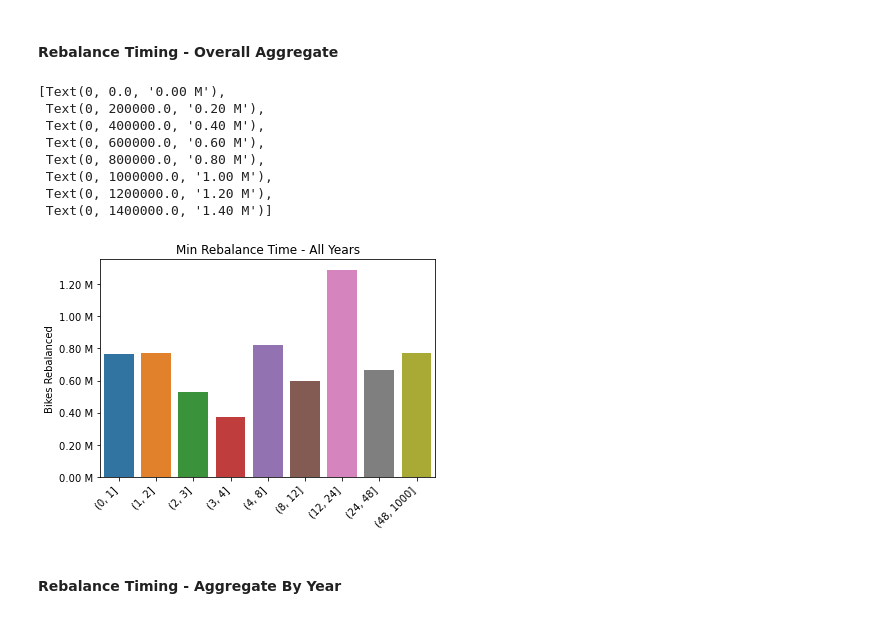
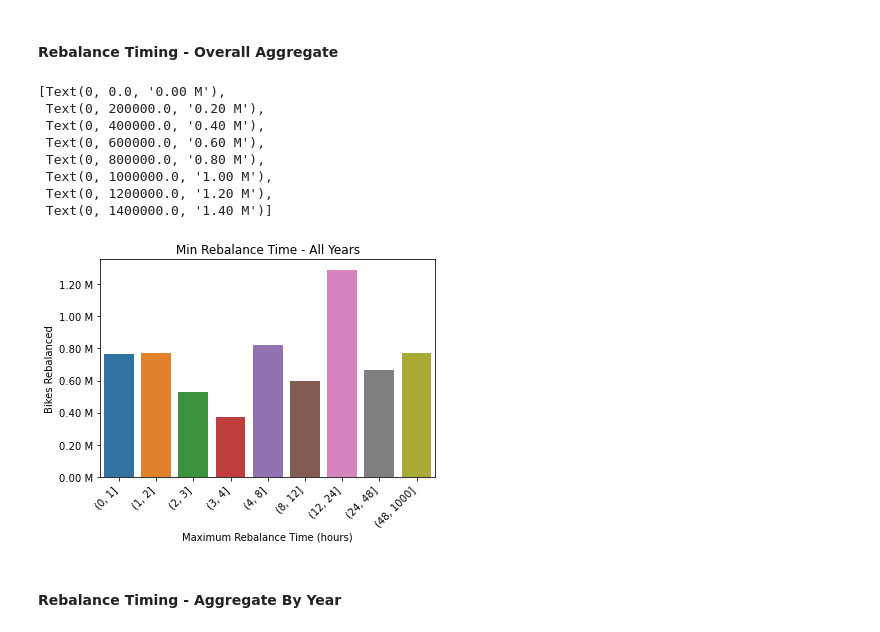
Before and after one commit to rishigoutam/citibike, a Jupyter notebook: eda/rebalance_eda.ipynb, the cells around one changed output. Saved outputs shown, nothing was run; the diff lists cells and outputs as text; code cells hidden in the pictures.

```diff
--- a/eda/rebalance_eda.ipynb
+++ b/eda/rebalance_eda.ipynb
@@ -1284,20 +1152,20 @@ x.set(ylabel="Log Bikes Rebalanced", xlabel="To Boro")
 # %%
 g = rebal.groupby("rebal_time_hr_bin")[["bikeid"]].count().reset_index()
 x = sns.barplot(x=g.rebal_time_hr_bin, y=g.bikeid)
 x.set_xticklabels(x.get_xticklabels(), rotation=45, horizontalalignment="right")
-x.set(title="Min Rebalance Time - All Years", ylabel="Bikes Rebalanced", xlabel="")
+x.set(title="Min Rebalance Time - All Years", ylabel="Bikes Rebalanced", xlabel="Maximum Rebalance Time (hours)")
 ylabels = ["{:,.2f}".format(y) + " M" for y in x.get_yticks() / 1000000]
 x.set_yticklabels(ylabels)
 # %% [output]
 [Text(0, 0.0, '0.00 M'),
  Text(0, 200000.0, '0.20 M'),
  Text(0, 400000.0, '0.40 M'),
  Text(0, 600000.0, '0.60 M'),
  Text(0, 800000.0, '0.80 M'),
  Text(0, 1000000.0, '1.00 M'),
  Text(0, 1200000.0, '1.20 M'),
  Text(0, 1400000.0, '1.40 M')]
-[figure, old version]
+[figure, new version]
 # %% [markdown]
 #### Rebalance Timing - Aggregate By Year
 # %%
```
Also changed, not shown: parts of 30 cells of this notebook.
